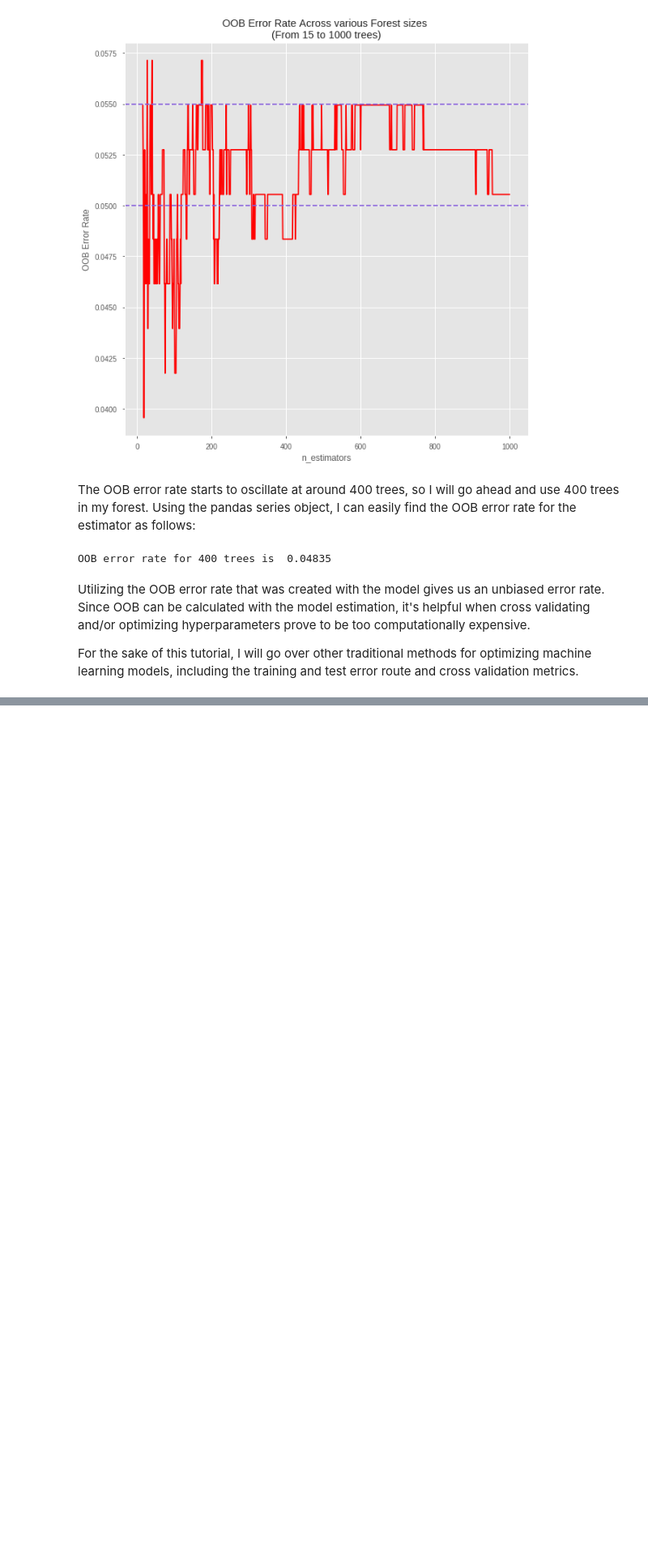
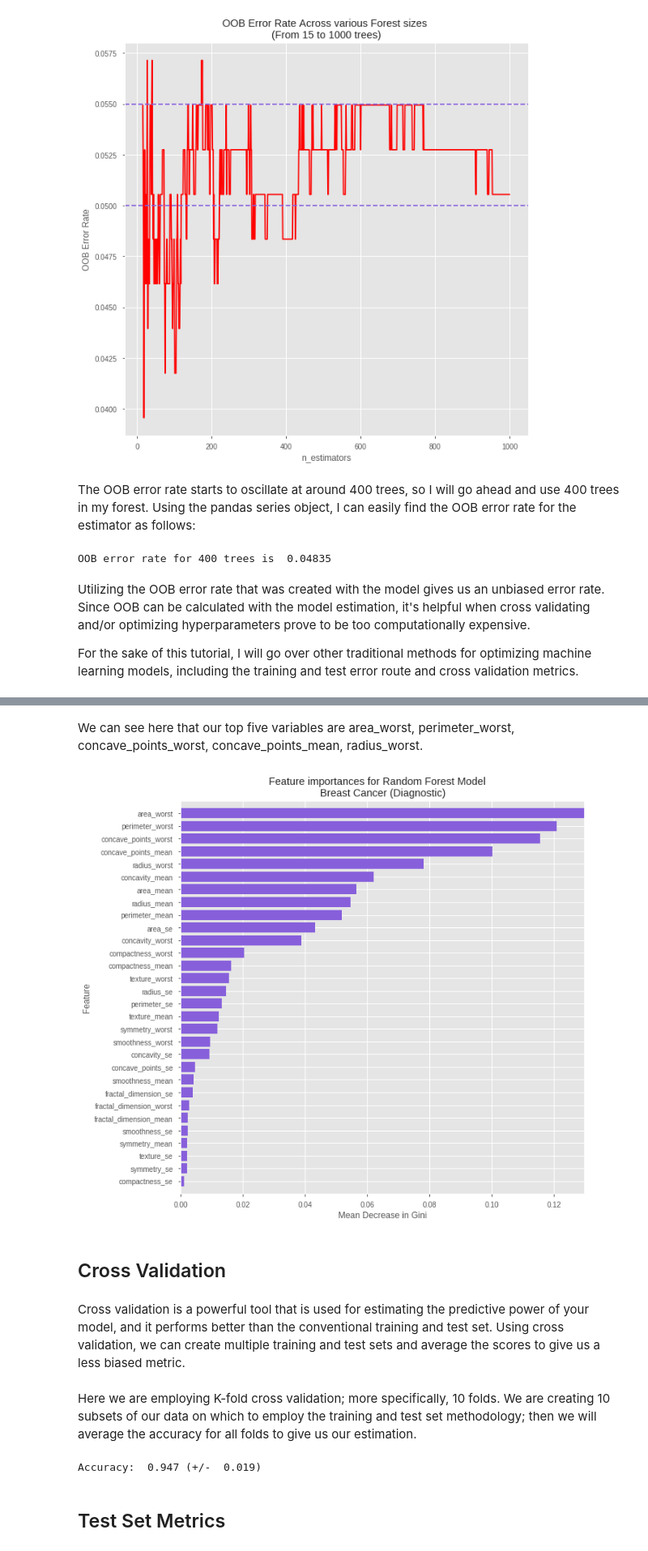
Before and after one commit to ddb95/Data_Science_and_ML_Projects, a Jupyter notebook: breastCancerWinsconsin/breastCancer_Classification_using_Random_forest.ipynb, the cells around one changed output, grey strips where cells are left out. Shown at 81% size. Cells and saved outputs as stored; diff of their text form; code cells hidden in the pictures; blank space fills up the shorter version.

Commit message:
Training and Testing Done, Variable Importance done, Cross Validation Done, Testing Accuracy Done

```diff
--- a/breastCancerWinsconsin/breastCancer_Classification_using_Random_forest.ipynb
+++ b/breastCancerWinsconsin/breastCancer_Classification_using_Random_forest.ipynb
@@ -355,0 +360,2 @@ For the sake of this tutorial, I will go over other traditional methods for opti
+# %%
+fit_rf.set_params(n_estimators = 400, warm_start = False, oob_score = False, bootstrap = True)
@@ -355,0 +371,2 @@ For the sake of this tutorial, I will go over other traditional methods for opti
+# %%
+fit_rf.fit(X_train, Y_train)
@@ -355,0 +387,4 @@ For the sake of this tutorial, I will go over other traditional methods for opti
+# %%
+importance_rf = fit_rf.feature_importances_
+
+indices_rf = np.argsort(importance_rf)[::-1]
@@ -355,0 +417,2 @@ For the sake of this tutorial, I will go over other traditional methods for opti
+# %%
+names_index = names[2:]
@@ -355,0 +439,2 @@ For the sake of this tutorial, I will go over other traditional methods for opti
+# %% [markdown]
+We can see here that our top five variables are area_worst, perimeter_worst, concave_points_worst, concave_points_mean, radius_worst.
@@ -355,0 +486,10 @@ For the sake of this tutorial, I will go over other traditional methods for opti
+# %%
+variable_importance_plot(importance_rf, indices_rf)
+# %% [output]
+[figure, added]
+# %% [markdown]
+## Cross Validation
+# %% [markdown]
+Cross validation is a powerful tool that is used for estimating the predictive power of your model, and it performs better than the conventional training and test set. Using cross validation, we can create multiple training and test sets and average the scores to give us a less biased metric.
+# %% [markdown]
+Here we are employing K-fold cross validation; more specifically, 10 folds. We are creating 10 subsets of our data on which to employ the training and test set methodology; then we will average the accuracy for all folds to give us our estimation.
@@ -355,0 +528,6 @@ For the sake of this tutorial, I will go over other traditional methods for opti
+# %%
+cross_Validation(fit_rf, X_train, Y_train, print_results=True)
+# %% [output]
+Accuracy:  0.947 (+/-  0.019)
+# %% [markdown]
+## Test Set Metrics
```
Also changed, not shown: parts of 22 cells of this notebook.
